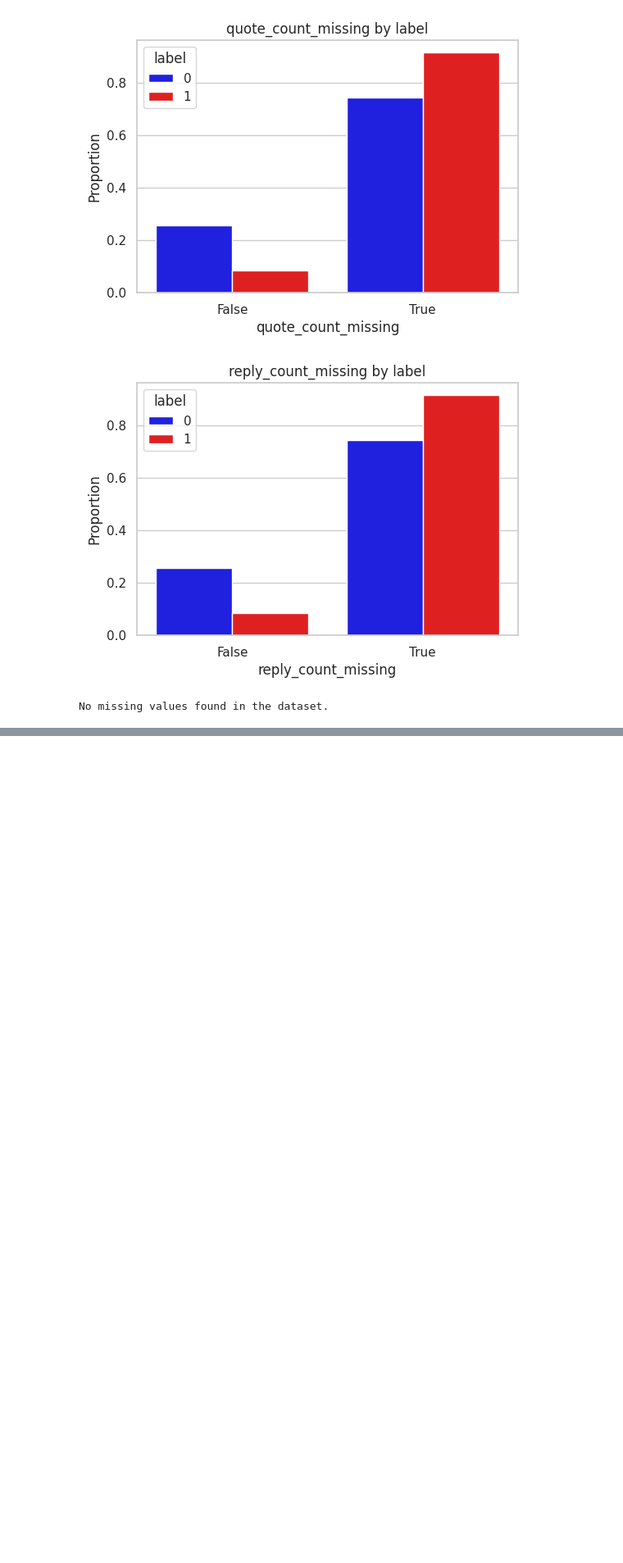
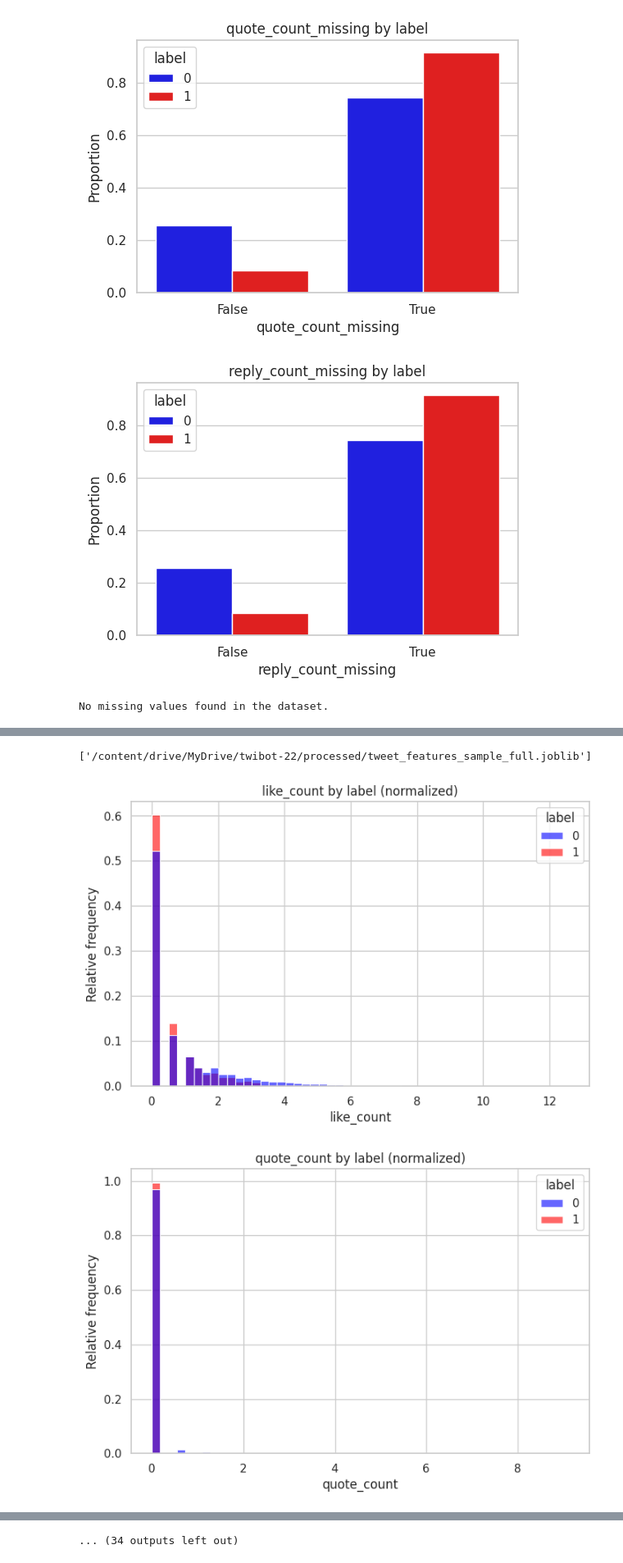
Before and after one commit to julwdo/thesis, a Jupyter notebook: 01_codes/03_nlp_project_main.ipynb, the cells around one changed output, grey strips where cells are left out. Shown at 82% size. Saved outputs shown, nothing was run; the diff lists cells and outputs as text; code cells hidden in the pictures; blank space fills up the shorter version.

Commit message:
working on tweet features

```diff
--- a/01_codes/03_nlp_project_main.ipynb
+++ b/01_codes/03_nlp_project_main.ipynb
@@ -255,7 +267,7 @@ import emoji
 from collections import Counter
 from scipy.stats import entropy
 from nltk.corpus import stopwords
-from nltk import sent_tokenize, word_tokenize, pos_tag
+from nltk import word_tokenize, pos_tag
 from vaderSentiment.vaderSentiment import SentimentIntensityAnalyzer
 import textstat
 from textblob import TextBlob
@@ -269,10 +281,6 @@ HASHTAG_PATTERN = r"#\w+"
 CASHTAG_PATTERN = r"\$\w+"
 DIGIT_PATTERN = r"\d"
 SPECIAL_CHAR_PATTERN = r"[^A-Za-z0-9 ]"
-
-SLANGS = ["lol", "lmao", "rofl", "omg", "btw", "tbh", "idk"]
-FIRST_PERSON = {"i", "me", "my", "mine", "we", "us", "our", "ours"}
-THIRD_PERSON = {"he", "she", "they", "him", "her", "them", "his", "hers", "their", "theirs"}
 
 def extract_tweet_features(text):
 
@@ -396,14 +404,10 @@ def extract_tweet_features(text):
   pronoun_ratio = sum(pos_counts[t] for t in ["PRP", "PRP$"]) / num_words if num_words else None
   adjective_ratio = sum(pos_counts[t] for t in ["JJ", "JJR", "JJS"]) / num_words if num_words else None
 
-  num_slangs = sum(1 for w in words_lower if w in SLANGS)
   has_repeated_chars = bool(re.search(r'(.)\1{2,}', text))
   is_all_caps = text.isupper()
 
-  first_person_ratio = sum(1 for w in words_lower if w in FIRST_PERSON) / num_words if num_words else None
-  third_person_ratio = sum(1 for w in words_lower if w in THIRD_PERSON) / num_words if num_words else None
-
   contains_keyword = bool(re.search(r"(?i)\b(giveaway|click here|click|free|subscribe|win|follow|retweet)\b", text))
 
-  is_retweet = bool(re.match(r'^RT @', text))
+  is_retweet = bool(re.match(r'^RT <USER>', text))
   is_quote = bool(re.match(r'^(QT|“|")', text))
@@ -411,9 +415,4 @@ def extract_tweet_features(text):
   has_poll = bool(re.search(r'(?i)\b(vote|poll|choose|select)\b|<poll>', text))
-
-  num_exclamations = text.count('!')
-  num_questions = text.count('?')
-  num_dots = text.count('.')
-  num_commas = text.count(',')
 
   return {
       "has_tweet": True,
@@ -457,15 +456,16 @@ def extract_tweet_features(text):
       "num_slangs": num_slangs,
       "has_repeated_chars": has_repeated_chars,
       "is_all_caps": is_all_caps,
-      "first_person_ratio": first_person_ratio,
-      "third_person_ratio": third_person_ratio,
       "contains_keyword": contains_keyword,
       "is_retweet": is_retweet,
       "is_quote": is_quote,
       "has_media": has_media,
-      "has_poll": has_poll,
-      "num_exclamations": num_exclamations,
-      "num_questions": num_questions,
-      "num_dots": num_dots,
-      "num_commas": num_commas
+      "has_poll": has_poll
       }
+# %%
+sample_tweets = tweet_features.sample(100000, random_state=42)
+
+tweet_features_sample = sample_tweets["text"].apply(extract_tweet_features).apply(pd.Series)
+tweet_features_sample.rename(columns={c: f"tweet_{c}" for c in tweet_features_sample.columns}, inplace=True)
+
+tweet_features_sample_full = pd.concat([sample_tweets, tweet_features_sample], axis=1)
@@ -471,0 +477,18 @@ def extract_tweet_features(text):
+# %%
+import joblib
+
+joblib.dump(
+    tweet_features_sample_full,
+    f"{path}/tweet_features_sample_full.joblib"
+)
+# %% [output]
+['/content/drive/MyDrive/twibot-22/processed/tweet_features_sample_full.joblib']
+# %%
+numeric_cols = [col for col in tweet_features_sample_full.select_dtypes(include=np.number).columns if col != "label"]
+
+for col in numeric_cols:
+  df_plot = tweet_features_sample_full[[col, 'label']].dropna(subset=[col])
+  plot_numeric(df_plot, col)
+# %% [output]
+[figure, added]
+[figure, added]
@@ -471,0 +505 @@ def extract_tweet_features(text):
+... (34 outputs left out)
```
Also changed, not shown: parts of 4 cells of this notebook.
